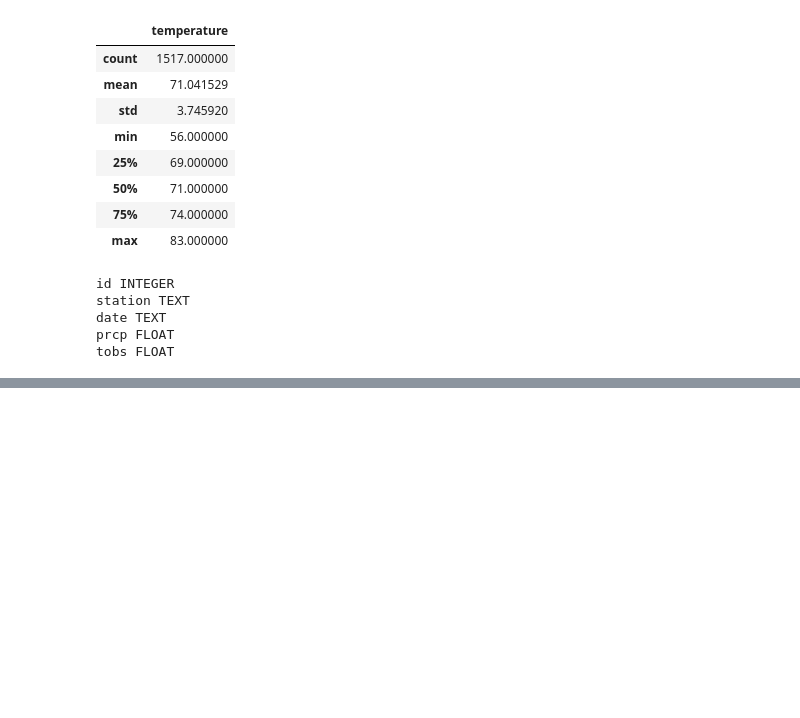
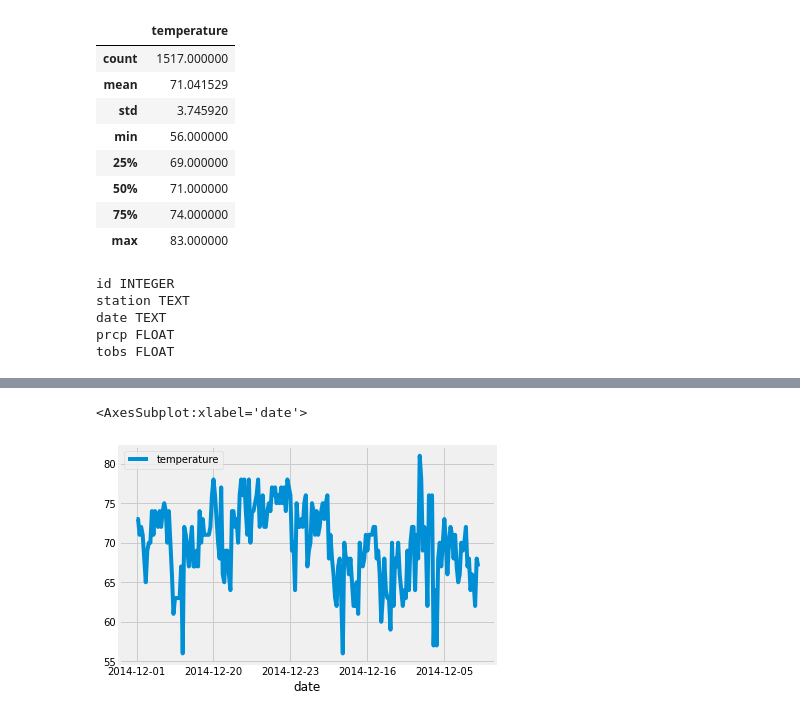
Before and after one commit to mobinapiracha/Surfs_Up, a Jupyter notebook: SurfsUp_Challenge.ipynb, the cells around one changed output, grey strips where cells are left out. Cells and saved outputs as stored; diff of their text form; code cells hidden in the pictures; blank space fills up the shorter version.

```diff
--- a/SurfsUp_Challenge.ipynb
+++ b/SurfsUp_Challenge.ipynb
@@ -88,0 +175,27 @@ tobs FLOAT
+# %%
+# Let's subset data to the last 3 years and visualize it
+December_temp_2014 = session.query(Measurement.date, Measurement.tobs).\
+filter(func.strftime("%m", Measurement.date) == "12").\
+filter(func.strftime("%Y", Measurement.date) == "2014").all()
+
+December_temp_2015 = session.query(Measurement.date, Measurement.tobs).\
+filter(func.strftime("%m", Measurement.date) == "12").\
+filter(func.strftime("%Y", Measurement.date) == "2015").all()
+
+December_temp_2016 = session.query(Measurement.date, Measurement.tobs).\
+filter(func.strftime("%m", Measurement.date) == "12").\
+filter(func.strftime("%Y", Measurement.date) == "2016").all()
+# %%
+December_temp_df_2014 = pd.DataFrame(December_temp_2014, columns = ['date','temperature'])
+December_temp_df_2014 = December_temp_df_2014.set_index('date')
+
+December_temp_df_2015 = pd.DataFrame(December_temp_2015, columns = ['date','temperature'])
+December_temp_df_2015 = December_temp_df_2015.set_index('date')
+
+December_temp_df_2016 = pd.DataFrame(December_temp_2016, columns = ['date','temperature'])
+December_temp_df_2016 = December_temp_df_2016.set_index('date')
+# %%
+December_temp_df_2014.plot.line()
+# %% [output]
+<AxesSubplot:xlabel='date'>
+[figure, added]
```
Also changed, not shown: parts of 11 cells of this notebook, 8 other files.
